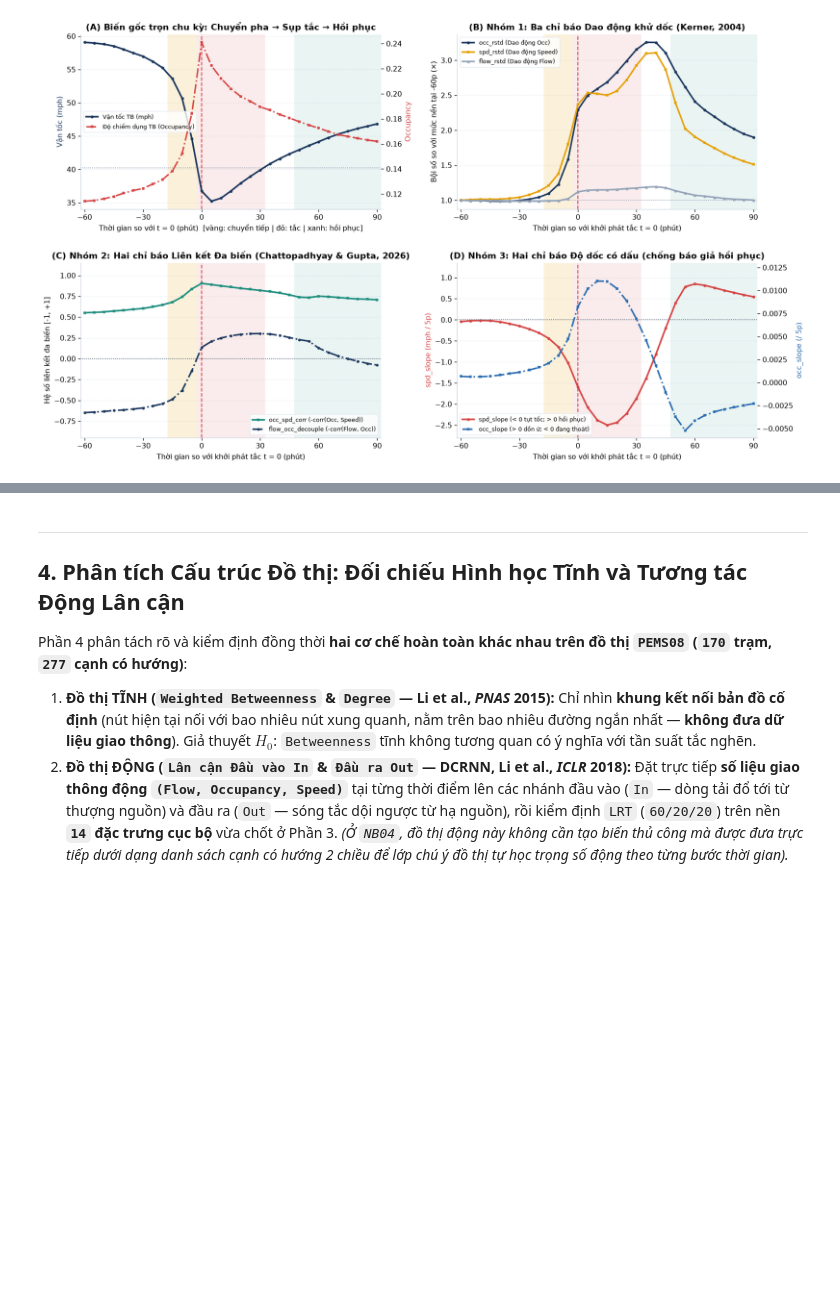
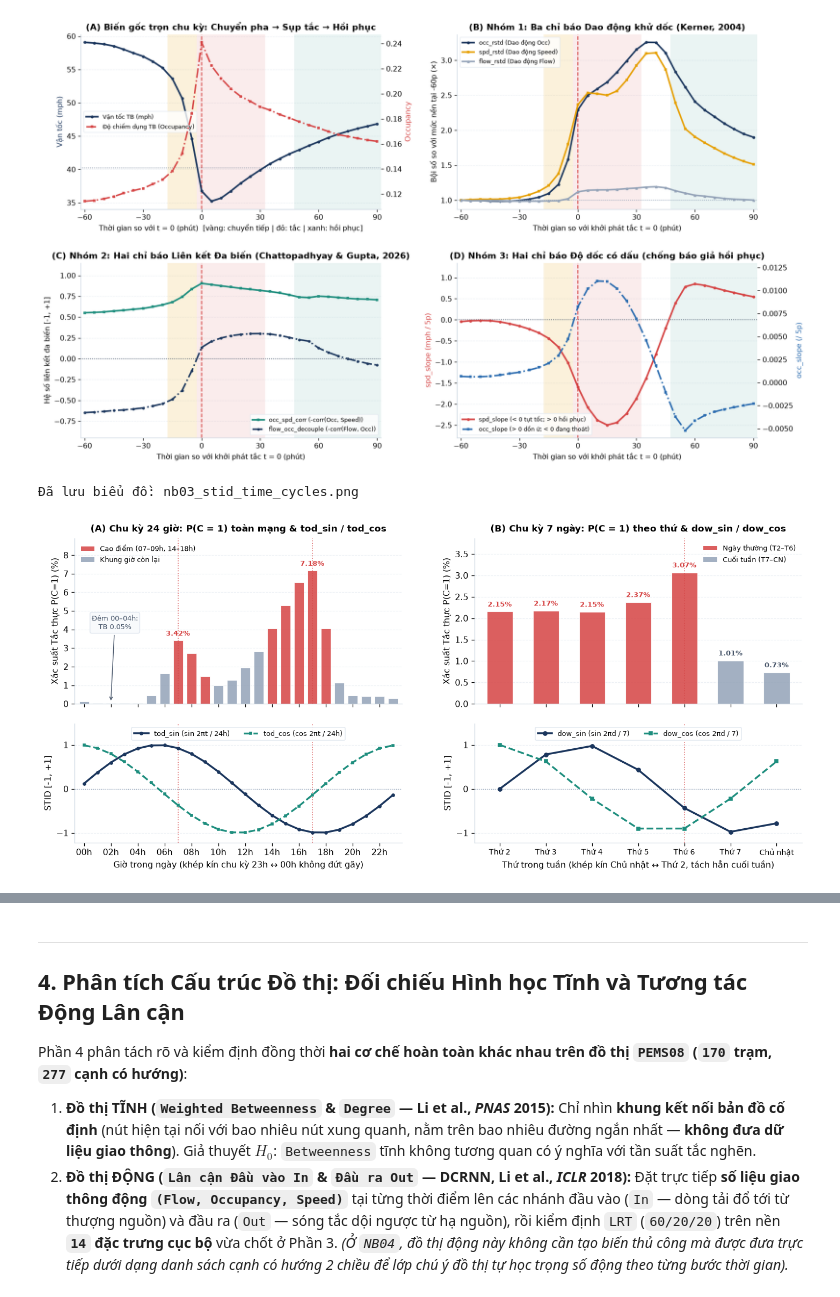
Before and after one commit to Dai-Nguyen1506/gat-traffic-warning, a Jupyter notebook: notebooks/03_EDA_and_Bottleneck_Analysis.ipynb, the cells around one changed output, grey strips where cells are left out. Saved outputs shown, nothing was run; the diff lists cells and outputs as text; code cells hidden in the pictures; blank space fills up the shorter version.

```diff
--- a/notebooks/03_EDA_and_Bottleneck_Analysis.ipynb
+++ b/notebooks/03_EDA_and_Bottleneck_Analysis.ipynb
@@ -214,6 +225,11 @@ plot_precongestion_trajectories(rel_steps, curves, th, FIG_DIR / "nb03_preconges
 # %% [output]
 Đã lưu biểu đồ: nb03_precongestion_trajectories.png
 [figure]
+# %%
+plot_stid_time_cycles(cg, hr_all, dow_all, time4, FIG_DIR / "nb03_stid_time_cycles.png")
+# %% [output]
+Đã lưu biểu đồ: nb03_stid_time_cycles.png
+[figure, added]
 # %%
 plot_precongestion_validation(csd_df, lrt_df, FIG_DIR / "nb03_precongestion_validation.png")
 # %% [output]
```
Also changed, not shown: parts of 7 cells of this notebook, 7 other files.
